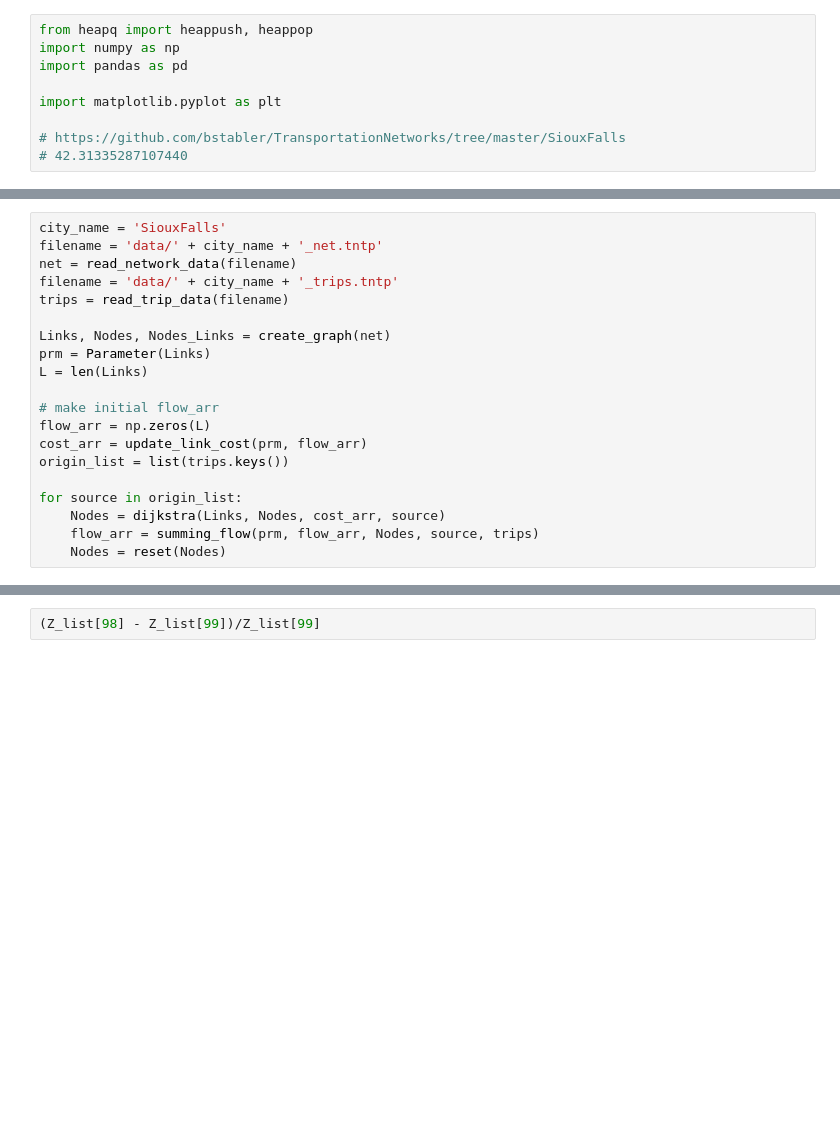
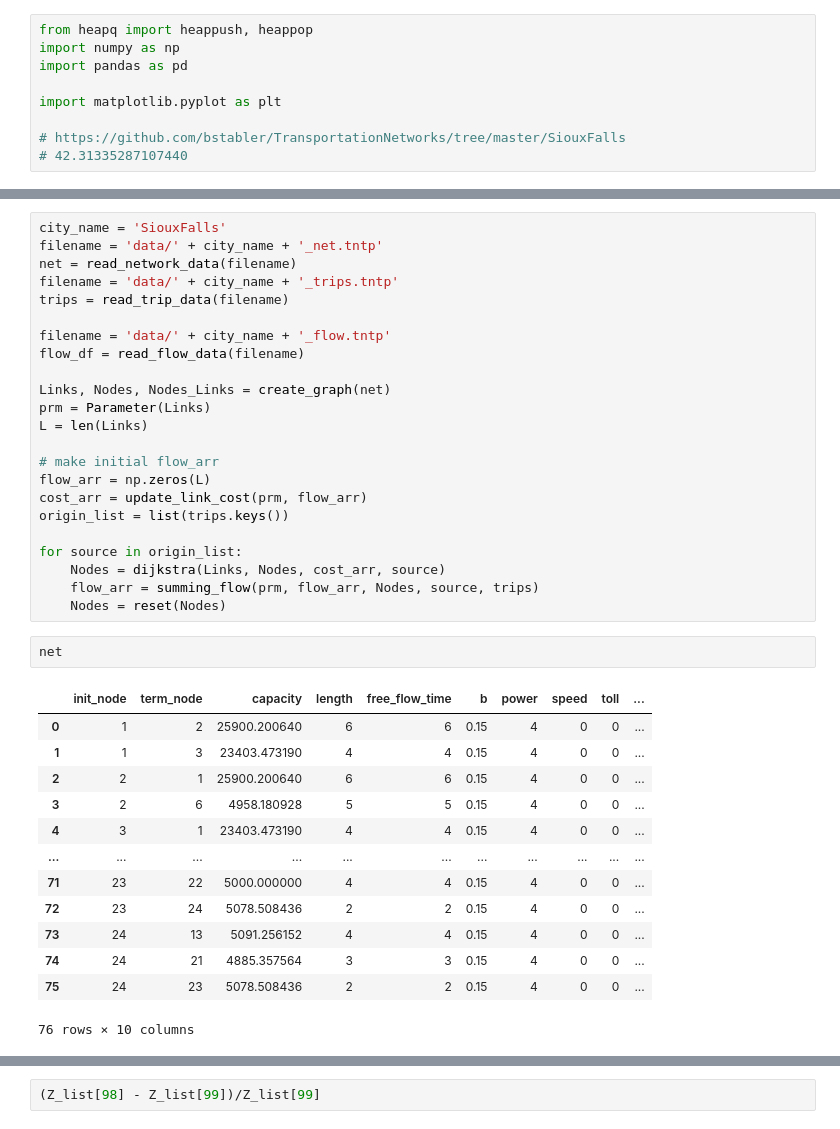
Before and after one commit to takala4/takala-bako, a Jupyter notebook: UE/Work.ipynb, the cells around one changed output, grey strips where cells are left out. Saved outputs shown, nothing was run; the diff lists cells and outputs as text; blank space fills up the shorter version.

```diff
--- a/UE/Work.ipynb
+++ b/UE/Work.ipynb
@@ -189,6 +211,9 @@ filename = 'data/' + city_name + '_net.tntp'
 net = read_network_data(filename)
 filename = 'data/' + city_name + '_trips.tntp'
 trips = read_trip_data(filename)
+
+filename = 'data/' + city_name + '_flow.tntp'
+flow_df = read_flow_data(filename)
 
 Links, Nodes, Nodes_Links = create_graph(net)
 prm = Parameter(Links)
@@ -203,6 +228,22 @@ for source in origin_list:
     Nodes = dijkstra(Links, Nodes, cost_arr, source)
     flow_arr = summing_flow(prm, flow_arr, Nodes, source, trips)
     Nodes = reset(Nodes)
+# %%
+net
+# %% [output]
+|  | init_node | term_node | capacity | length | free_flow_time | b | power | speed | toll | ... |
+| 0 | 1 | 2 | 25900.200640 | 6 | 6 | 0.15 | 4 | 0 | 0 | ... |
+| 1 | 1 | 3 | 23403.473190 | 4 | 4 | 0.15 | 4 | 0 | 0 | ... |
+| 2 | 2 | 1 | 25900.200640 | 6 | 6 | 0.15 | 4 | 0 | 0 | ... |
+| 3 | 2 | 6 | 4958.180928 | 5 | 5 | 0.15 | 4 | 0 | 0 | ... |
+| 4 | 3 | 1 | 23403.473190 | 4 | 4 | 0.15 | 4 | 0 | 0 | ... |
+| ... | ... | ... | ... | ... | ... | ... | ... | ... | ... | ... |
+| 71 | 23 | 22 | 5000.000000 | 4 | 4 | 0.15 | 4 | 0 | 0 | ... |
+| 72 | 23 | 24 | 5078.508436 | 2 | 2 | 0.15 | 4 | 0 | 0 | ... |
+| 73 | 24 | 13 | 5091.256152 | 4 | 4 | 0.15 | 4 | 0 | 0 | ... |
+| 74 | 24 | 21 | 4885.357564 | 3 | 3 | 0.15 | 4 | 0 | 0 | ... |
+| 75 | 24 | 23 | 5078.508436 | 2 | 2 | 0.15 | 4 | 0 | 0 | ... |
+76 rows × 10 columns
 # %%
 # standard FW
 Z_list = [Z(prm, flow_arr)]
```
Also changed, not shown: parts of 11 cells of this notebook, 2 other files.
